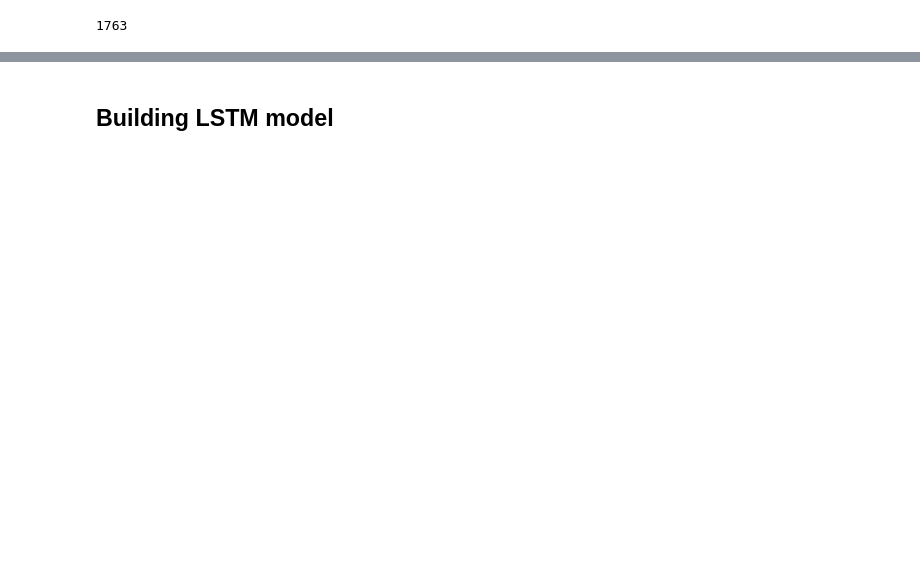
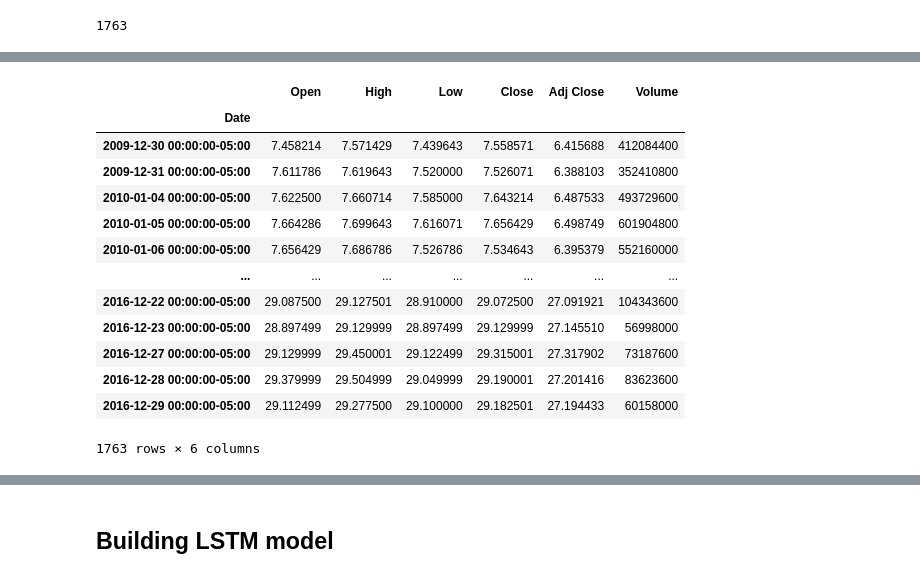
Before and after one commit to sabrinasartori/itau-quant-challenge, a Jupyter notebook: notebooks/lstm/01-lstm_data_analyser.ipynb, the cells around one changed output, grey strips where cells are left out. Cells and saved outputs as stored; diff of their text form; code cells hidden in the pictures; blank space fills up the shorter version.

```diff
--- a/notebooks/lstm/01-lstm_data_analyser.ipynb
+++ b/notebooks/lstm/01-lstm_data_analyser.ipynb
@@ -96,0 +119,17 @@ class StockDataset(Dataset):
+# %%
+data
+# %% [output]
+|  | Open | High | Low | Close | Adj Close | Volume |
+| Date |  |  |  |  |  |  |
+| 2009-12-30 00:00:00-05:00 | 7.458214 | 7.571429 | 7.439643 | 7.558571 | 6.415688 | 412084400 |
+| 2009-12-31 00:00:00-05:00 | 7.611786 | 7.619643 | 7.520000 | 7.526071 | 6.388103 | 352410800 |
+| 2010-01-04 00:00:00-05:00 | 7.622500 | 7.660714 | 7.585000 | 7.643214 | 6.487533 | 493729600 |
+| 2010-01-05 00:00:00-05:00 | 7.664286 | 7.699643 | 7.616071 | 7.656429 | 6.498749 | 601904800 |
+| 2010-01-06 00:00:00-05:00 | 7.656429 | 7.686786 | 7.526786 | 7.534643 | 6.395379 | 552160000 |
+| ... | ... | ... | ... | ... | ... | ... |
+| 2016-12-22 00:00:00-05:00 | 29.087500 | 29.127501 | 28.910000 | 29.072500 | 27.091921 | 104343600 |
+| 2016-12-23 00:00:00-05:00 | 28.897499 | 29.129999 | 28.897499 | 29.129999 | 27.145510 | 56998000 |
+| 2016-12-27 00:00:00-05:00 | 29.129999 | 29.450001 | 29.122499 | 29.315001 | 27.317902 | 73187600 |
+| 2016-12-28 00:00:00-05:00 | 29.379999 | 29.504999 | 29.049999 | 29.190001 | 27.201416 | 83623600 |
+| 2016-12-29 00:00:00-05:00 | 29.112499 | 29.277500 | 29.100000 | 29.182501 | 27.194433 | 60158000 |
+1763 rows × 6 columns
```
Also changed, not shown: parts of 13 cells of this notebook.
